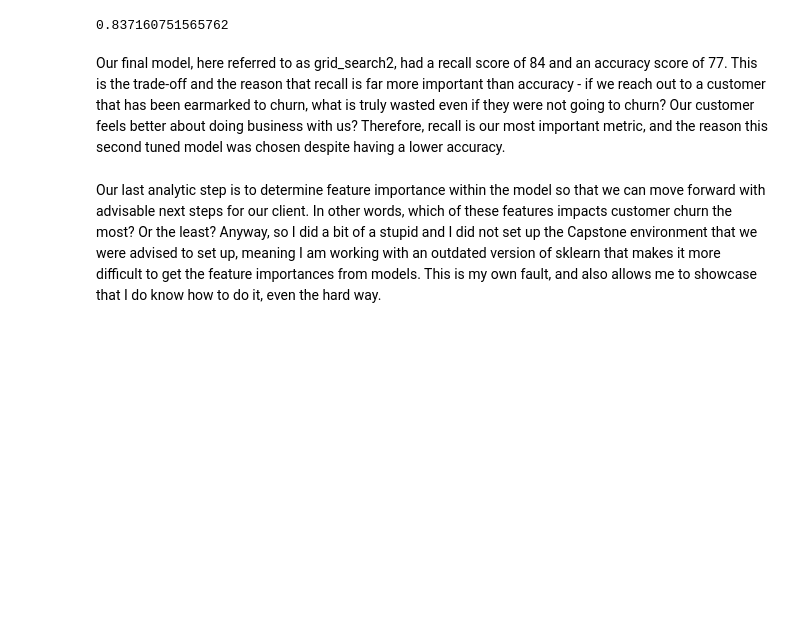
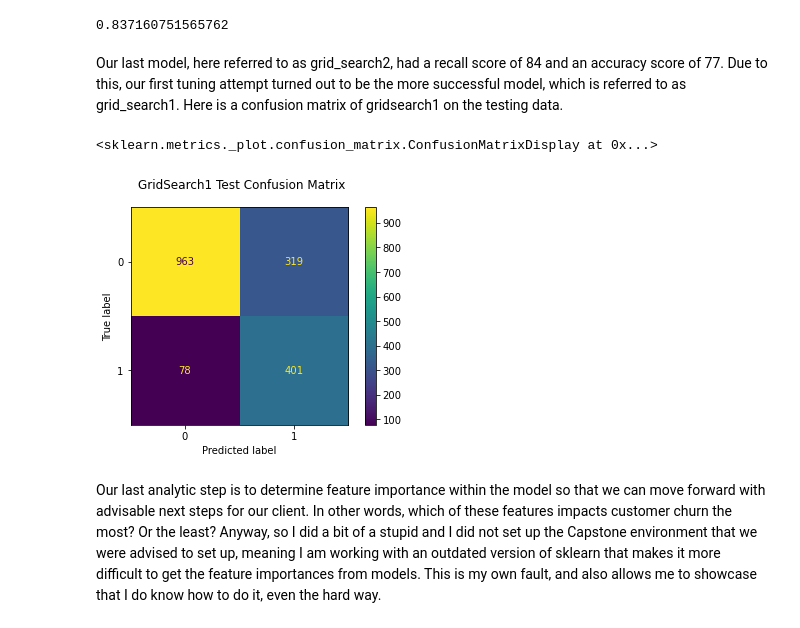
Before and after one commit to falloutb1tch/ChurnBackTime, a Jupyter notebook: Final.ipynb, the cells around one changed output. Saved outputs shown, nothing was run; the diff lists cells and outputs as text; code cells hidden in the pictures; blank space fills up the shorter version.

```diff
--- a/Final.ipynb
+++ b/Final.ipynb
@@ -763,8 +763,17 @@ accuracy_score(encoded_y, ypred_final_test)
 recall_score(encoded_y, ypred_final_test)
 # %% [output]
 0.837160751565762
-# %% [markdown]
-Our final model, here referred to as grid_search2, had a recall score of 84 and an accuracy score of 77. This is the trade-off and the reason that recall is far more important than accuracy - if we reach out to a customer that has been earmarked to churn, what is truly wasted even if they were not going to churn? Our customer feels better about doing business with us? Therefore, recall is our most important metric, and the reason this second tuned model was chosen despite having a lower accuracy.
+# %% [markdown]
+Our last model, here referred to as grid_search2, had a recall score of 84 and an accuracy score of 77. Due to this, our first tuning attempt turned out to be the more successful model, which is referred to as grid_search1. Here is a confusion matrix of gridsearch1 on the testing data.
+# %%
+fig, ax = plt.subplots()
+
+fig.suptitle("GridSearch1 Test Confusion Matrix")
+
+ConfusionMatrixDisplay(confusion_matrix(encoded_y, grid_search.predict(X_test))).plot(ax=ax)
+# %% [output]
+<sklearn.metrics._plot.confusion_matrix.ConfusionMatrixDisplay at 0x...>
+[figure, added]
 # %% [markdown]
 Our last analytic step is to determine feature importance within the model so that we can move forward with advisable next steps for our client. In other words, which of these features impacts customer churn the most? Or the least? Anyway, so I did a bit of a stupid and I did not set up the Capstone environment that we were advised to set up, meaning I am working with an outdated version of sklearn that makes it more difficult to get the feature importances from models. This is my own fault, and also allows me to showcase that I do know how to do it, even the hard way.
 # %%
```
Also changed, not shown: parts of 4 cells of this notebook, 8 other files.
